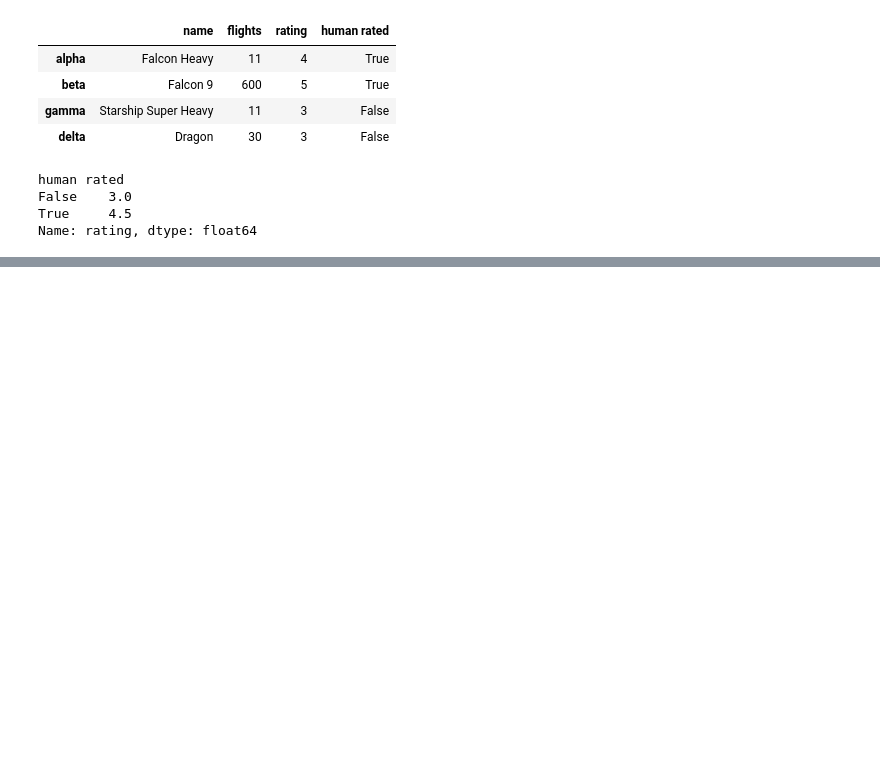
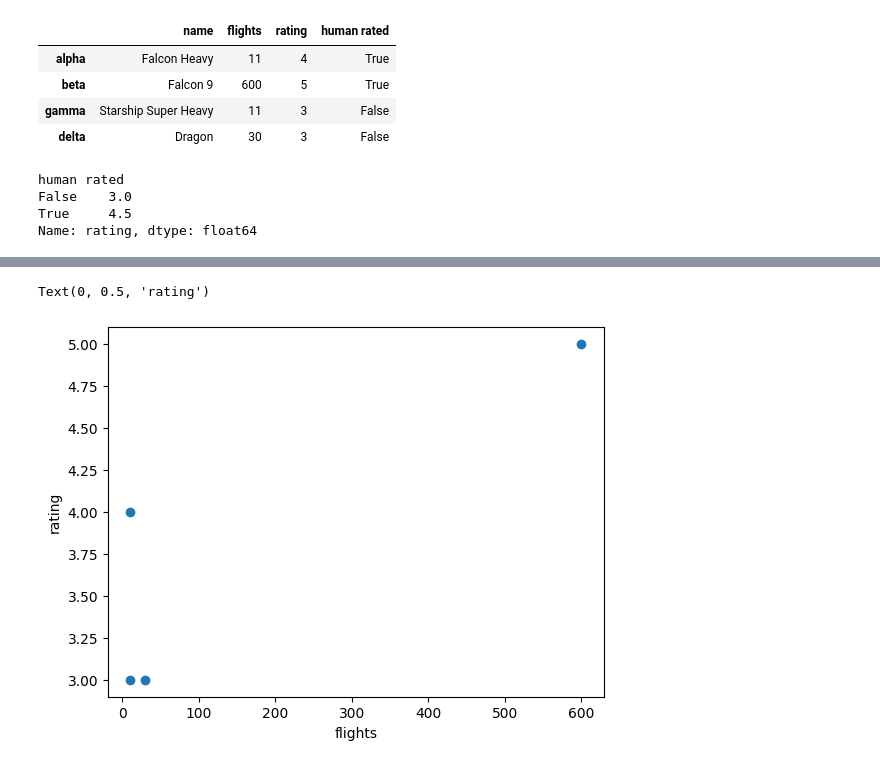
Before and after one commit to cmd-cosmos/scientific-computing, a Jupyter notebook: ML-DL/data-science/basic.ipynb, the cells around one changed output, grey strips where cells are left out. Saved outputs shown, nothing was run; the diff lists cells and outputs as text; code cells hidden in the pictures; blank space fills up the shorter version.

```diff
--- a/ML-DL/data-science/basic.ipynb
+++ b/ML-DL/data-science/basic.ipynb
@@ -116,0 +124,7 @@ Name: rating, dtype: float64
+# %%
+plt.scatter(df["flights"], df["rating"])
+plt.xlabel("flights")
+plt.ylabel("rating")
+# %% [output]
+Text(0, 0.5, 'rating')
+[figure, added]
```
Also changed, not shown: parts of 2 cells of this notebook.
